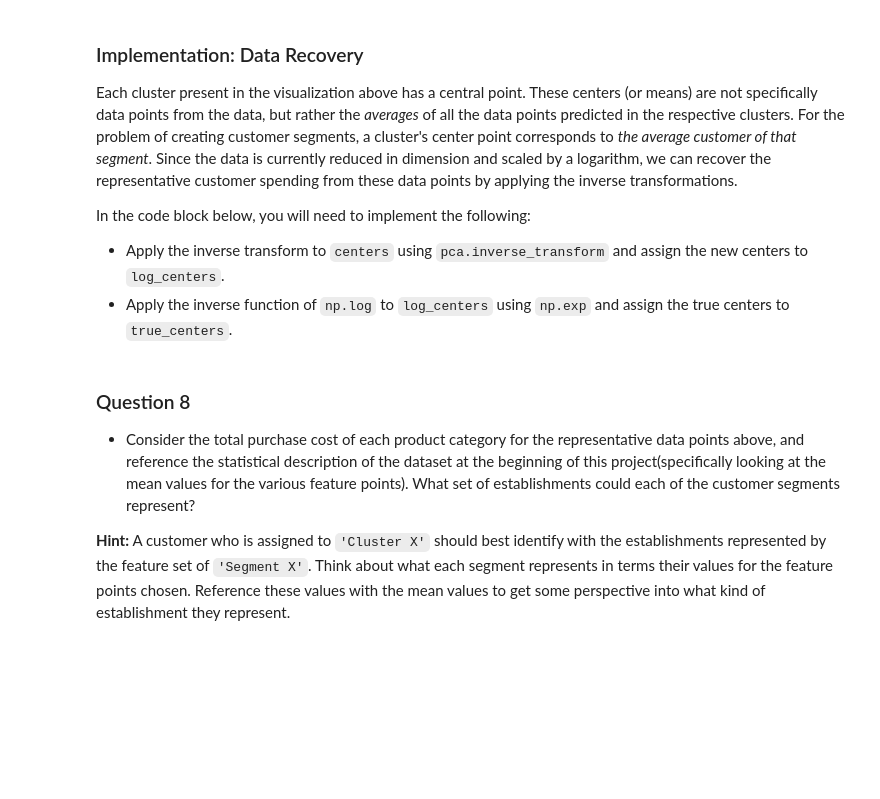
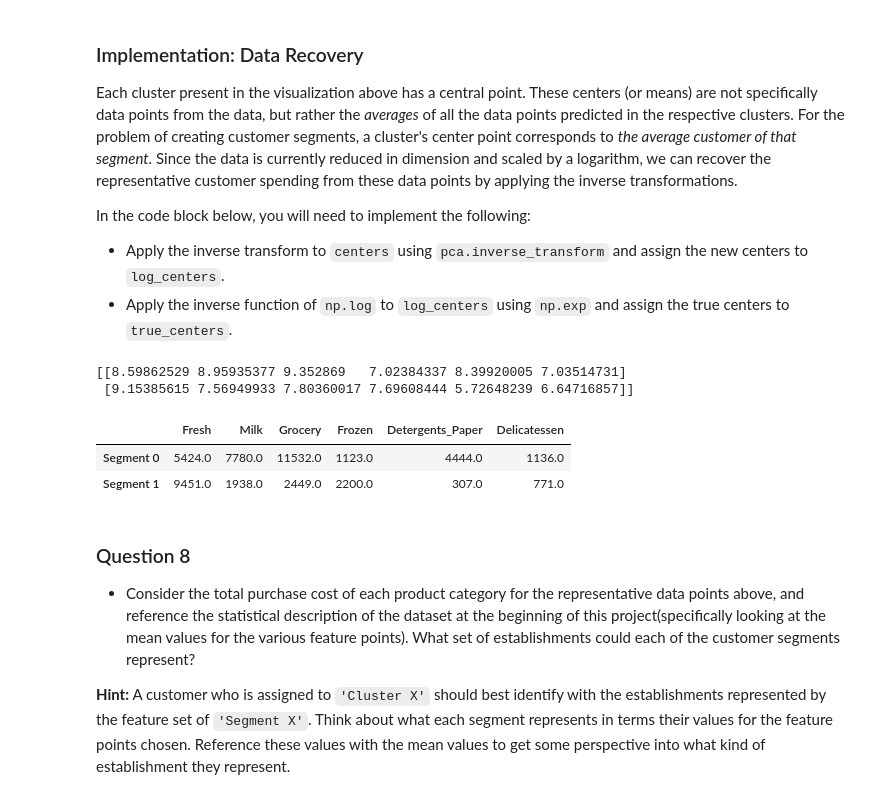
Before and after one commit to matthiasbuehl/machine-learning, a Jupyter notebook: projects/customer_segments/customer_segments.ipynb, the cells around one changed output. Saved outputs shown, nothing was run; the diff lists cells and outputs as text; code cells hidden in the pictures; blank space fills up the shorter version.

```diff
--- a/projects/customer_segments/customer_segments.ipynb
+++ b/projects/customer_segments/customer_segments.ipynb
@@ -541,13 +541,13 @@ In the code block below, you will need to implement the following:
  - Apply a PCA transformation of `log_samples` using `pca.transform`, and assign the results to `pca_samples`.
 # %%
 # TODO: Apply PCA by fitting the good data with only two dimensions
-pca = None
+pca = PCA(n_components=2).fit(good_data)
 
 # TODO: Transform the good data using the PCA fit above
-reduced_data = None
+reduced_data = pca.transform(good_data)
 
 # TODO: Transform log_samples using the PCA fit above
-pca_samples = None
+pca_samples = pca.transform(log_samples)
 
 # Create a DataFrame for the reduced data
 reduced_data = pd.DataFrame(reduced_data, columns = ['Dimension 1', 'Dimension 2'])
@@ -597,17 +617,24 @@ In the code block below, you will need to implement the following:
  - Import `sklearn.metrics.silhouette_score` and calculate the silhouette score of `reduced_data` against `preds`.
    - Assign the silhouette score to `score` and print the result.
 # %%
+from sklearn.mixture import GaussianMixture
+from sklearn.cluster import KMeans
+from sklearn.metrics import silhouette_score
+
+
 # TODO: Apply your clustering algorithm of choice to the reduced data
-clusterer = None
+clusterer = KMeans(n_clusters=2).fit(reduced_data)
 
 # TODO: Predict the cluster for each data point
-preds = None
+preds = clusterer.predict(reduced_data)
 
 # TODO: Find the cluster centers
-centers = None
+centers = clusterer.cluster_centers_
+print(centers)
 
 # TODO: Predict the cluster for each transformed sample data point
-sample_preds = None
+sample_preds = clusterer.predict(pca_samples)
 
 # TODO: Calculate the mean silhouette coefficient for the number of clusters chosen
-score = None
+score = silhouette_score(reduced_data, preds)
+print(score)
@@ -633,16 +676,23 @@ In the code block below, you will need to implement the following:
  - Apply the inverse function of `np.log` to `log_centers` using `np.exp` and assign the true centers to `true_centers`.
 # %%
 # TODO: Inverse transform the centers
-log_centers = None
+log_centers = pca.inverse_transform(centers)
+print(log_centers)
 
 # TODO: Exponentiate the centers
-true_centers = None
+true_centers = np.exp(log_centers)
 
 # Display the true centers
 segments = ['Segment {}'.format(i) for i in range(0,len(centers))]
 true_centers = pd.DataFrame(np.round(true_centers), columns = data.keys())
 true_centers.index = segments
 display(true_centers)
+# %% [output]
+[[8.59862529 8.95935377 9.352869   7.02384337 8.39920005 7.03514731]
+ [9.15385615 7.56949933 7.80360017 7.69608444 5.72648239 6.64716857]]
+|  | Fresh | Milk | Grocery | Frozen | Detergents_Paper | Delicatessen |
+| Segment 0 | 5424.0 | 7780.0 | 11532.0 | 1123.0 | 4444.0 | 1136.0 |
+| Segment 1 | 9451.0 | 1938.0 | 2449.0 | 2200.0 | 307.0 | 771.0 |
 # %% [markdown]
 ### Question 8
 
```
Also changed, not shown: parts of 9 cells of this notebook.
